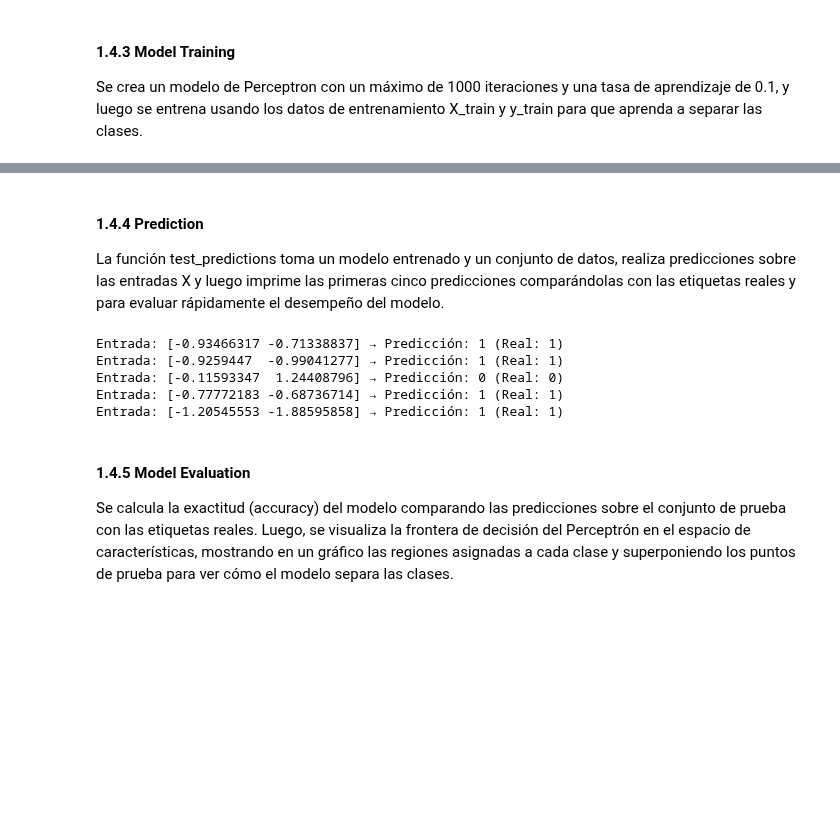
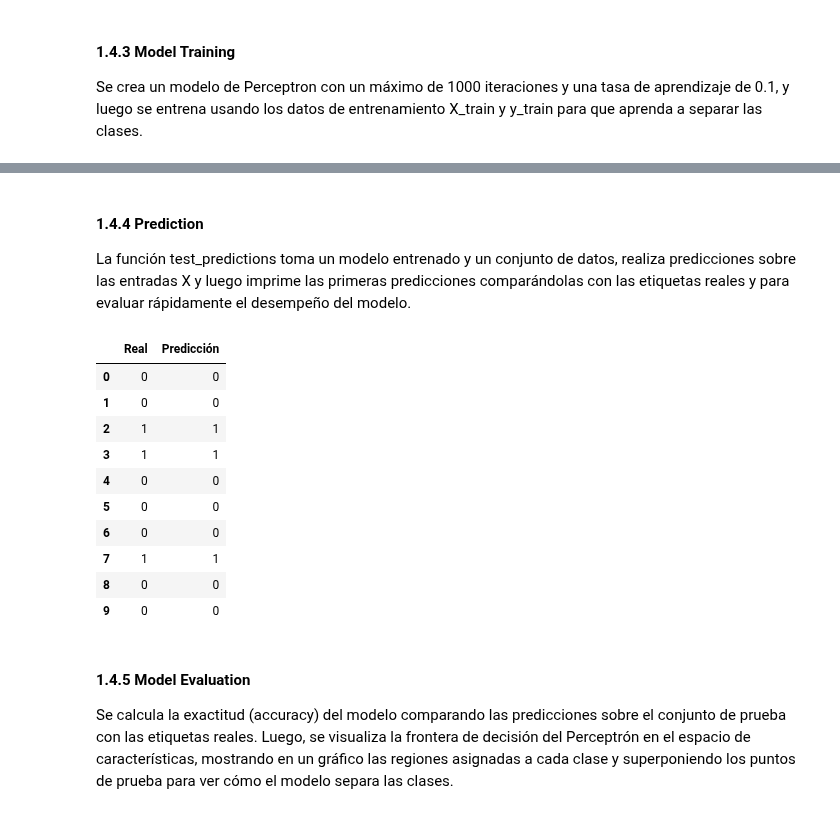
Before and after one commit to TheEvilWin/Clasificacion-Inteligente-de-Datos, a Jupyter notebook: Hands-on 1/Hands_on_1_Percepton_Notebook_(Tutorial)_Kevin_Ramses_Ramirez_Gomez.ipynb, the cells around one changed output, grey strips where cells are left out. Cells and saved outputs as stored; diff of their text form; code cells hidden in the pictures; blank space fills up the shorter version.

```diff
--- a/Hands-on 1/Hands_on_1_Percepton_Notebook_(Tutorial)_Kevin_Ramses_Ramirez_Gomez.ipynb
+++ b/Hands-on 1/Hands_on_1_Percepton_Notebook_(Tutorial)_Kevin_Ramses_Ramirez_Gomez.ipynb
@@ -116,20 +160,26 @@ Perceptron(eta0=0.1, random_state=42)
 # %% [markdown]
 #### 1.4.4 Prediction
 
-La función test_predictions toma un modelo entrenado y un conjunto de datos, realiza predicciones sobre las entradas X y luego imprime las primeras cinco predicciones comparándolas con las etiquetas reales y para evaluar rápidamente el desempeño del modelo.
+La función test_predictions toma un modelo entrenado y un conjunto de datos, realiza predicciones sobre las entradas X y luego imprime las primeras predicciones comparándolas con las etiquetas reales y para evaluar rápidamente el desempeño del modelo.
-# %%
-def test_predictions(model, X, y):
-    y_pred = model.predict(X)
-    for i in range(5):
-        print(f"Entrada: {X[i]} → Predicción: {y_pred[i]} (Real: {y[i]})")
-
-test_predictions(model, X_test, y_test)
-# %% [output]
-Entrada: [-0.93466317 -0.71338837] → Predicción: 1 (Real: 1)
-Entrada: [-0.9259447  -0.99041277] → Predicción: 1 (Real: 1)
-Entrada: [-0.11593347  1.24408796] → Predicción: 0 (Real: 0)
-Entrada: [-0.77772183 -0.68736714] → Predicción: 1 (Real: 1)
-Entrada: [-1.20545553 -1.88595858] → Predicción: 1 (Real: 1)
+# %%
+# Realizar predicciones
+y_pred = model.predict(X_test)
+
+# Mostrar algunas predicciones
+comparison = pd.DataFrame({"Real": y_test.values[:10], "Predicción": y_pred[:10]})
+comparison
+# %% [output]
+|  | Real | Predicción |
+| 0 | 0 | 0 |
+| 1 | 0 | 0 |
+| 2 | 1 | 1 |
+| 3 | 1 | 1 |
+| 4 | 0 | 0 |
+| 5 | 0 | 0 |
+| 6 | 0 | 0 |
+| 7 | 1 | 1 |
+| 8 | 0 | 0 |
+| 9 | 0 | 0 |
 # %% [markdown]
 #### 1.4.5 Model Evaluation
 
```
Also changed, not shown: parts of 11 cells of this notebook, 2 other files.
